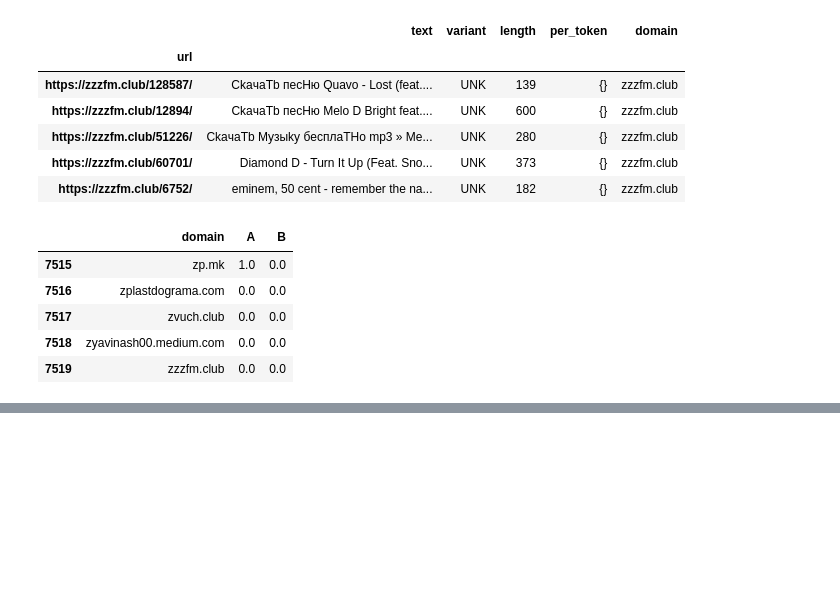
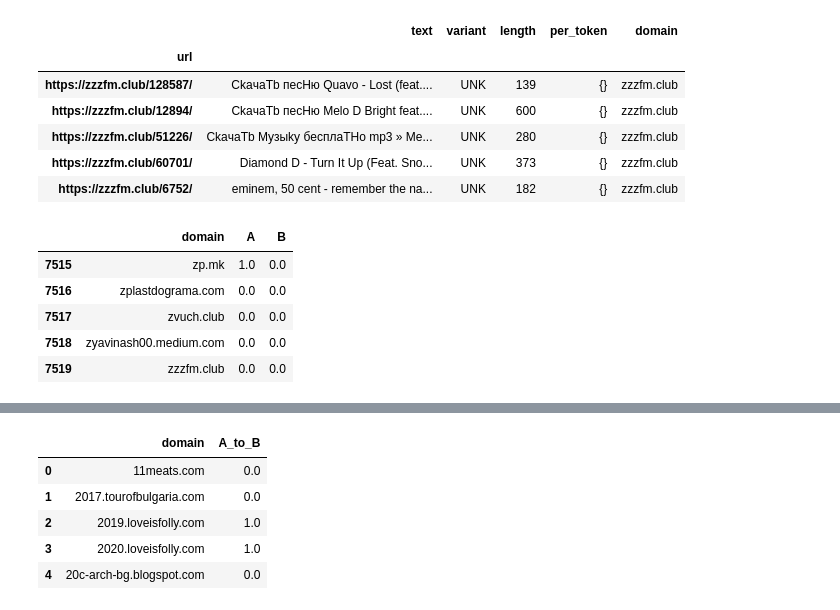
Before and after one commit to 5roop/task7, a Jupyter notebook: 8_eval_on_tmx_files.ipynb, the cells around one changed output, grey strips where cells are left out. Saved outputs shown, nothing was run; the diff lists cells and outputs as text; code cells hidden in the pictures; blank space fills up the shorter version.

```diff
--- a/8_eval_on_tmx_files.ipynb
+++ b/8_eval_on_tmx_files.ipynb
@@ -163,0 +157,27 @@ new_df
+# %%
+AtoB = ndf.loc[~ndf.variant.isin(["UNK", "MIX"]), :]
+atobgb = pd.DataFrame(
+    data={
+        "domain": AtoB.domain.unique()
+    }
+)
+
+atobs=[]
+for domain in atobgb.domain:
+    c1 = AtoB.domain == domain
+    cB = AtoB.variant == "B"
+    cA = AtoB.variant == "A"
+    Bs = sum(c1 & cB)
+    As = sum(c1 & cA)
+    document_count = sum(c1)
+    atobs.append((document_count - Bs)/document_count)
+atobgb["A_to_B"] = atobs
+
+atobgb.head()
+# %% [output]
+|  | domain | A_to_B |
+| 0 | 11meats.com | 0.0 |
+| 1 | 2017.tourofbulgaria.com | 0.0 |
+| 2 | 2019.loveisfolly.com | 1.0 |
+| 3 | 2020.loveisfolly.com | 1.0 |
+| 4 | 20c-arch-bg.blogspot.com | 0.0 |
```
Also changed, not shown: parts of 3 cells of this notebook, 2 other files.
